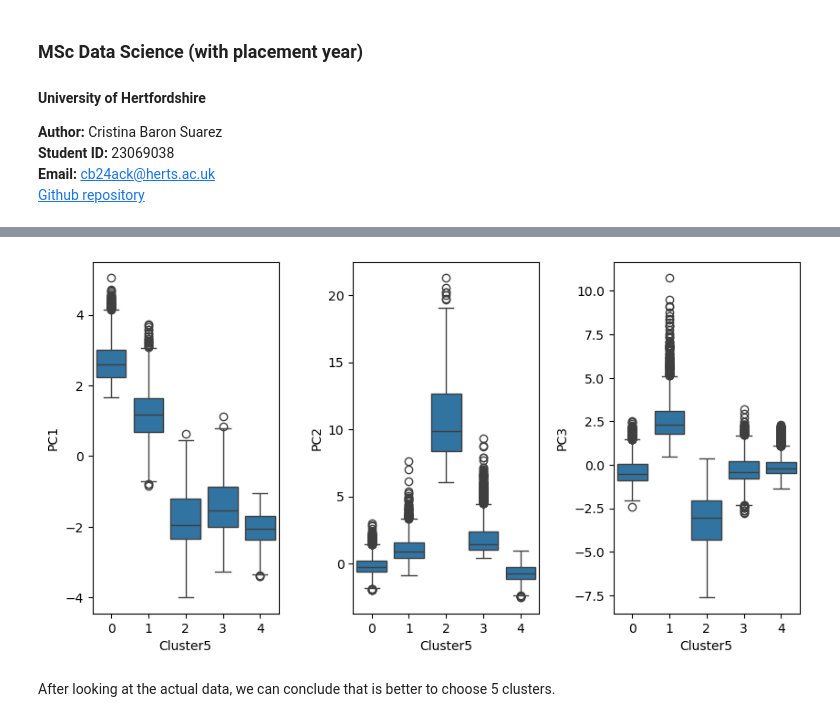
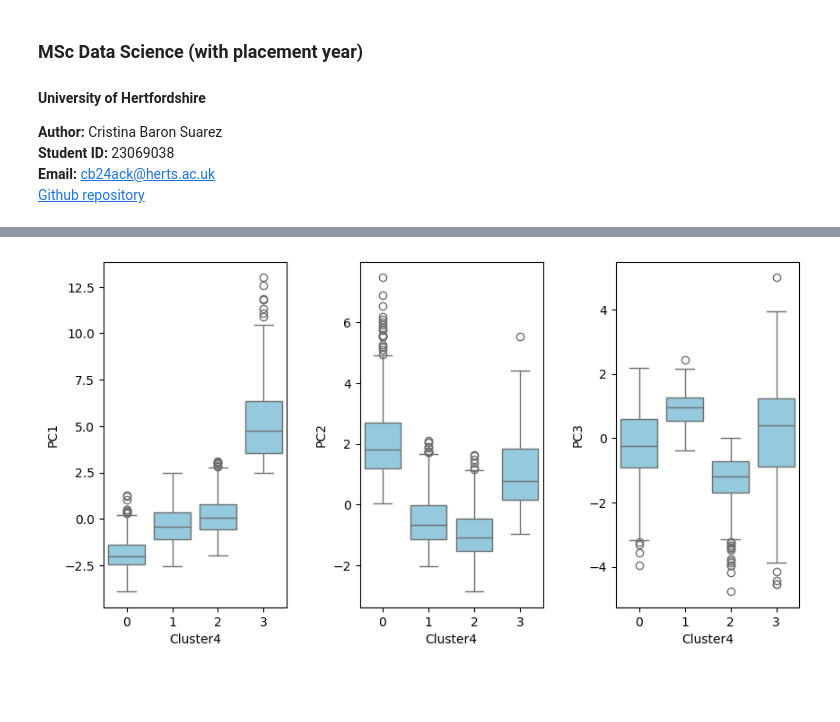
Before and after one commit to criss-bassu/Clustering_Fitting, a Jupyter notebook: ClusteringFitting_walks.ipynb, the cells around one changed output, grey strips where cells are left out. Drawn from its saved outputs; the diff is of its cells as text; code cells hidden in the pictures; blank space fills up the shorter version.

```diff
--- a/ClusteringFitting_walks.ipynb
+++ b/ClusteringFitting_walks.ipynb
@@ -22,5 +23,5 @@ import matplotlib.cm as cm
 # %%
-filename = 'walks2.csv'
-dfAll = pd.read_csv(filename)
+filename = 'walkingSample.csv'
+dfAll = pd.read_csv(filename).iloc[:,4:] # Read and select all columns from the 5th-on
 dfAll.head()
 # %% [output]
@@ -143,7 +232,7 @@ def plot_histogram(df, cols):
     plt.show()
     return
 # %%
-cols = ['ENMO_sd_wb5', 'ENMO_mean_wb5']
-xlabels = ['Corrected Kidney Index', 'Peripheral Fat Mass']
-plot_histogram(df, cols)
+cols = ['dur_wb_10_90_3m_i2m_wb5', 'ENMO_mean_wb5']
+xlabels = ['Duration of walking bout', 'Mean intensity']
+plot_histogram(df, cols, xlabels)
 # %% [output]
@@ -246,8 +348,19 @@ for k in range(2, 11):
 # %%
-numClusters = 5
+# Specify the number of clusters
+numClusters = 4
+
+# Initialize the KMeans clustering model with the specified number of clusters
 kmeans = KMeans(n_clusters = numClusters)
+
+# Fit the KMeans model to the datFrame
 kmeans.fit(df)
+
+# Predict the cluster labels for each data point in the dataset
 y_kmeans = kmeans.predict(df)
+
+# New column to store the cluster labels
 df[f'Cluster{numClusters}'] = y_kmeans
+
+# Display the number of data points in each cluster
 df[f'Cluster{numClusters}'].value_counts()
 # %% [output]
@@ -275,17 +395,26 @@ principalDf.head()
 # %%
-def boxplot(data, columns):
+def boxplot(data, columns, numClusters):
+    """
+    Plots abox plots for each distribution of a principal component (PC) across the number of clusters specified.
+
+    Parameters:
+    - 'data': The DataFrame containing the data to plot
+    - 'columns': A list of principal components
+    - 'numClusters': The number of clusters used in the dataset
+    """
     plt.figure(figsize=(10, 5))
 
+    # Iterate through the principal components
     for i in range(0, len(columns)):
+        # Create a subplot for each principal component
         plt.subplot(1, len(columns), i+1)
-        sns.boxplot(x = f'Cluster{numClusters}', y = f'PC{i+1}', data = data)
+        sns.boxplot(x = f'Cluster{numClusters}', y = f'PC{i+1}', data = data, color = 'skyblue')
 
+    # Adjust spacing between subplots
     plt.subplots_adjust(wspace=0.4)
     plt.show()
     return
 # %%
-boxplot(principalDf, columns)
+boxplot(principalDf, columns, numClusters)
 # %% [output]
-[figure, old version]
+[figure, new version]
-# %% [markdown]
-After looking at the actual data, we can conclude that is better to choose 5 clusters.
```
Also changed, not shown: parts of 30 cells of this notebook, 4 other files.
